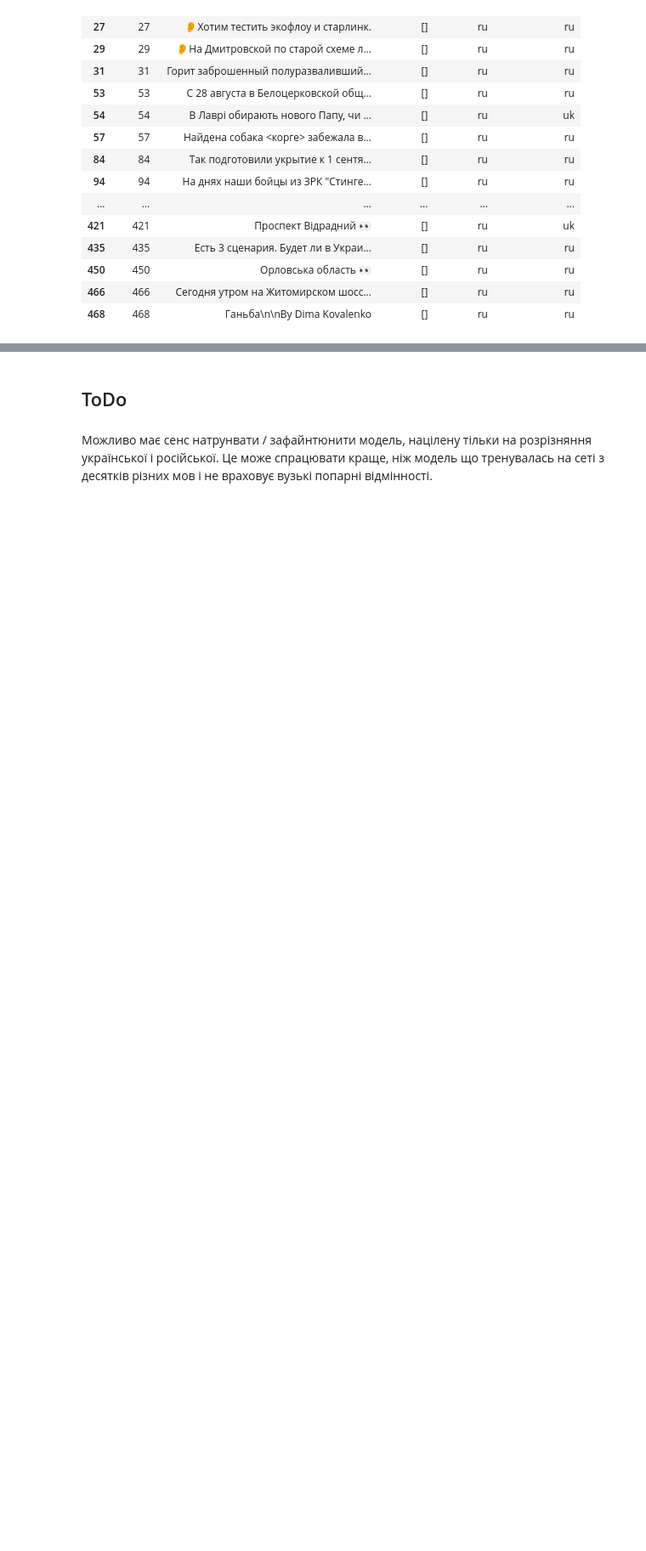
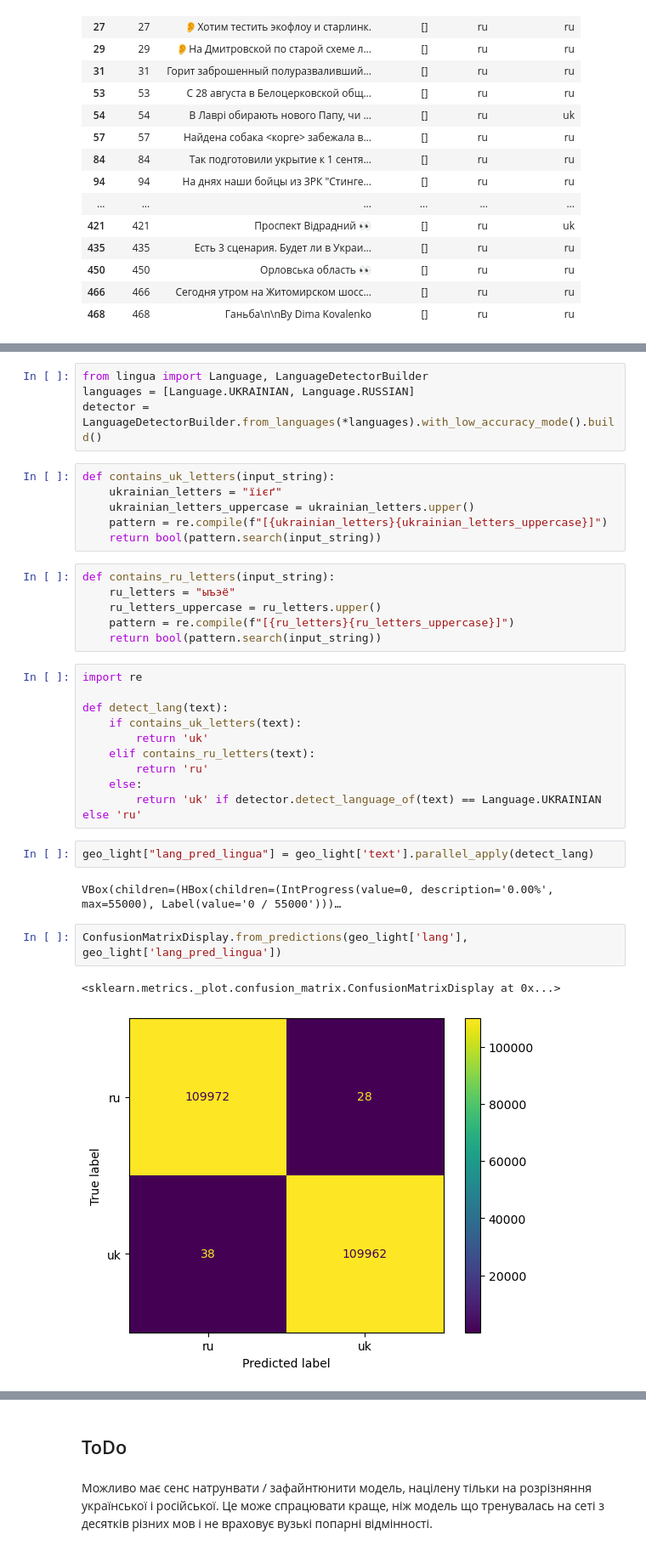
Before and after one commit to EvgeniyAzarov/NLP-UA-Locations-Extractions, a Jupyter notebook: notebooks/lang_detection.ipynb, the cells around one changed output, grey strips where cells are left out. Shown at 85% size. Drawn from its saved outputs; the diff is of its cells as text; blank space fills up the shorter version.

Commit message:
Add lingua

```diff
--- a/notebooks/lang_detection.ipynb
+++ b/notebooks/lang_detection.ipynb
@@ -192,0 +204,35 @@ df_test[df_test['lang_pred'] == 'ru']
+# %%
+from lingua import Language, LanguageDetectorBuilder
+languages = [Language.UKRAINIAN, Language.RUSSIAN]
+detector = LanguageDetectorBuilder.from_languages(*languages).with_low_accuracy_mode().build()
+# %%
+def contains_uk_letters(input_string):
+    ukrainian_letters = "їієґ"
+    ukrainian_letters_uppercase = ukrainian_letters.upper()
+    pattern = re.compile(f"[{ukrainian_letters}{ukrainian_letters_uppercase}]")
+    return bool(pattern.search(input_string))
+# %%
+def contains_ru_letters(input_string):
+    ru_letters = "ыъэё"
+    ru_letters_uppercase = ru_letters.upper()
+    pattern = re.compile(f"[{ru_letters}{ru_letters_uppercase}]")
+    return bool(pattern.search(input_string))
+# %%
+import re
+
+def detect_lang(text):
+    if contains_uk_letters(text):
+        return 'uk'
+    elif contains_ru_letters(text):
+        return 'ru'
+    else:
+        return 'uk' if detector.detect_language_of(text) == Language.UKRAINIAN else 'ru'
+# %%
+geo_light["lang_pred_lingua"] = geo_light['text'].parallel_apply(detect_lang)
+# %% [output]
+VBox(children=(HBox(children=(IntProgress(value=0, description='0.00%', max=55000), Label(value='0 / 55000')))…
+# %%
+ConfusionMatrixDisplay.from_predictions(geo_light['lang'], geo_light['lang_pred_lingua'])
+# %% [output]
+<sklearn.metrics._plot.confusion_matrix.ConfusionMatrixDisplay at 0x...>
+[figure, added]
```
Also changed, not shown: parts of 10 cells of this notebook, 1 other file.
